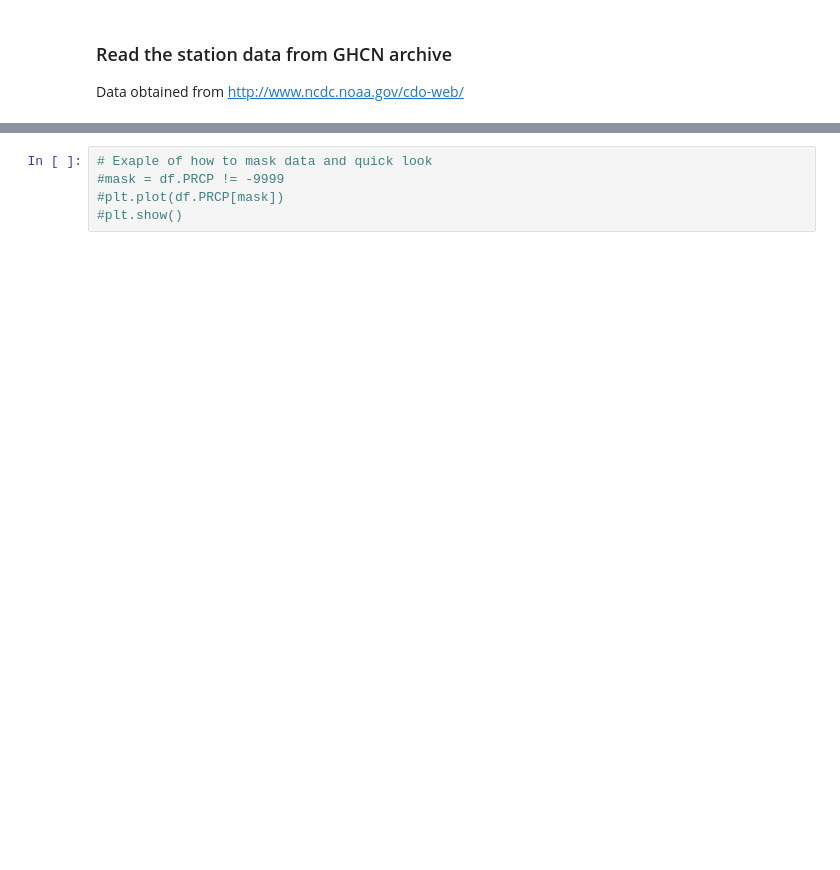
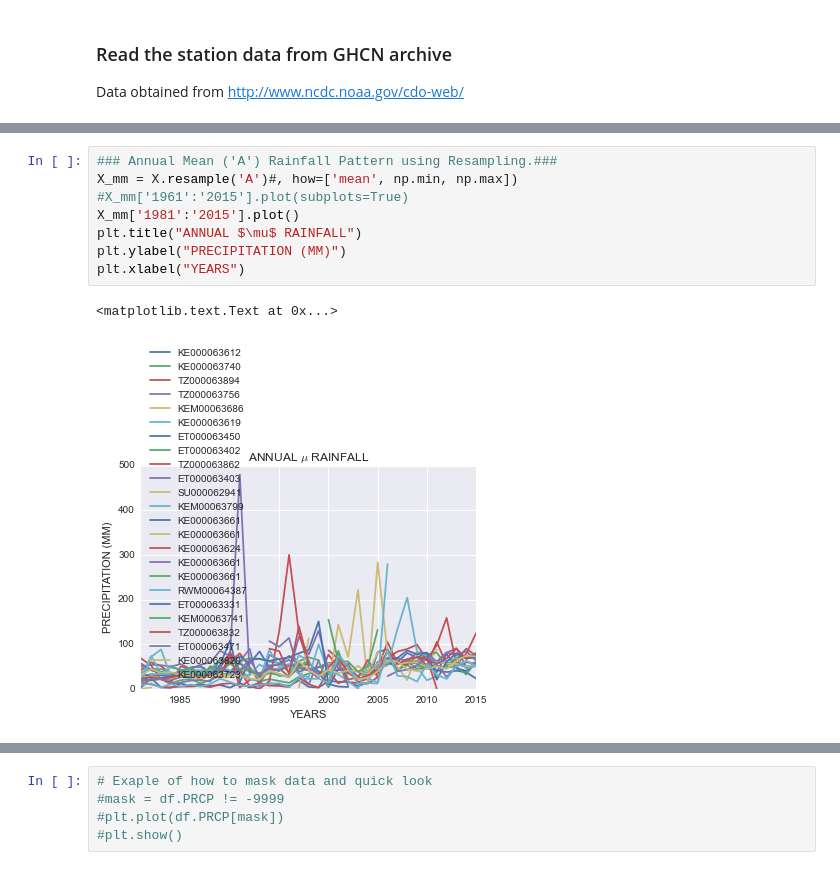
Before and after one commit to elinahkk/Masters, a Jupyter notebook: GHCN_data.ipynb, the cells around one changed output, grey strips where cells are left out. Drawn from its saved outputs; the diff is of its cells as text; blank space fills up the shorter version.

```diff
--- a/GHCN_data.ipynb
+++ b/GHCN_data.ipynb
@@ -57,0 +121,11 @@ Wall time: 7.35 s
+# %%
+### Annual Mean ('A') Rainfall Pattern using Resampling.###
+X_mm = X.resample('A')#, how=['mean', np.min, np.max])
+#X_mm['1961':'2015'].plot(subplots=True)
+X_mm['1981':'2015'].plot()
+plt.title("ANNUAL $\mu$ RAINFALL")
+plt.ylabel("PRECIPITATION (MM)")
+plt.xlabel("YEARS")
+# %% [output]
+<matplotlib.text.Text at 0x...>
+[figure, added]
```
Also changed, not shown: parts of 25 cells of this notebook.
